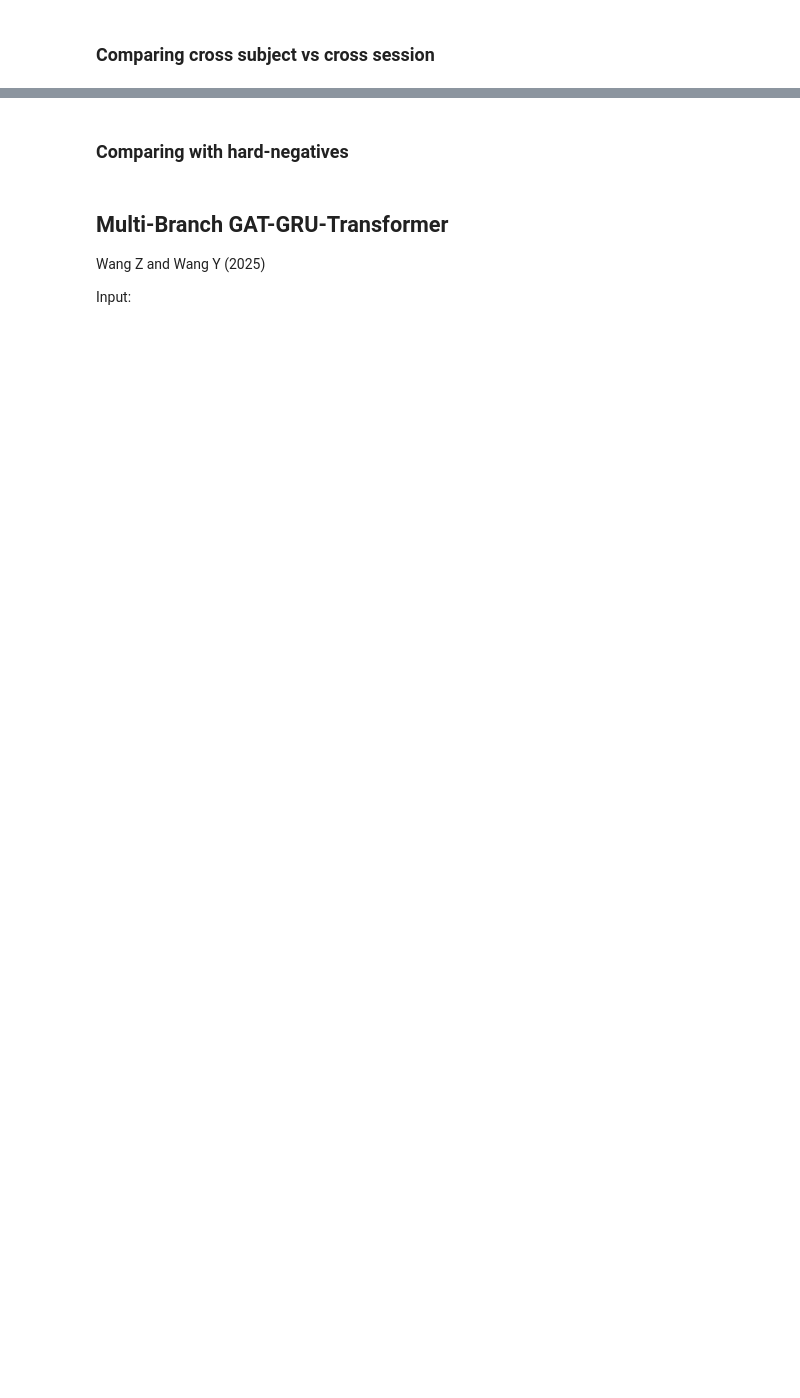
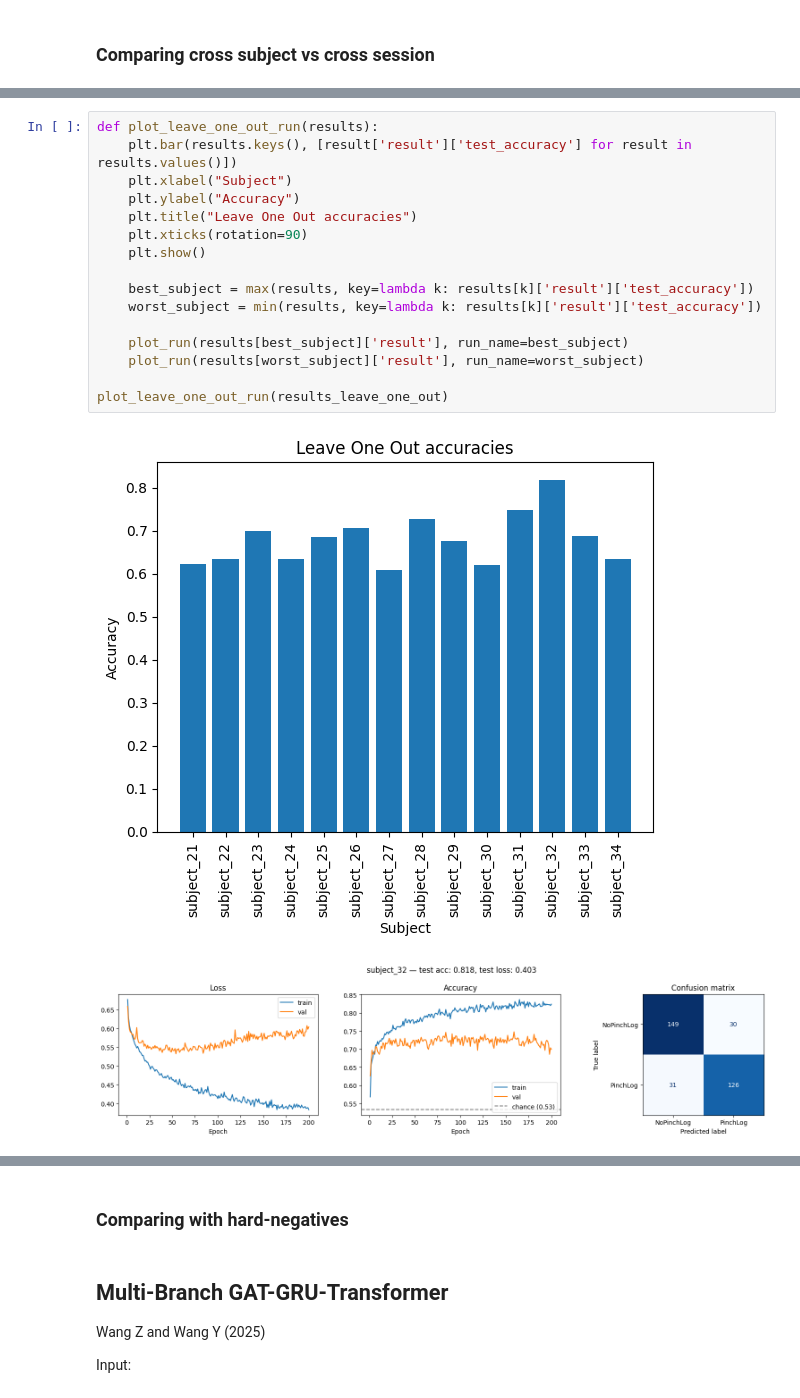
Before and after one commit to baeriswyln/VIBE, a Jupyter notebook: DataAnalysis/14_classification.ipynb, the cells around one changed output, grey strips where cells are left out. Drawn from its saved outputs; the diff is of its cells as text; blank space fills up the shorter version.

```diff
--- a/DataAnalysis/14_classification.ipynb
+++ b/DataAnalysis/14_classification.ipynb
@@ -734,0 +600,19 @@ _ = plot_run(results_cross_session, run_name="cross_session")
+# %%
+def plot_leave_one_out_run(results):
+    plt.bar(results.keys(), [result['result']['test_accuracy'] for result in results.values()])
+    plt.xlabel("Subject")
+    plt.ylabel("Accuracy")
+    plt.title("Leave One Out accuracies")
+    plt.xticks(rotation=90)
+    plt.show()
+
+    best_subject = max(results, key=lambda k: results[k]['result']['test_accuracy'])
+    worst_subject = min(results, key=lambda k: results[k]['result']['test_accuracy'])
+
+    plot_run(results[best_subject]['result'], run_name=best_subject)
+    plot_run(results[worst_subject]['result'], run_name=worst_subject)
+
+plot_leave_one_out_run(results_leave_one_out)
+# %% [output]
+[figure, added]
+[figure, added]
```
Also changed, not shown: parts of 19 cells of this notebook.
